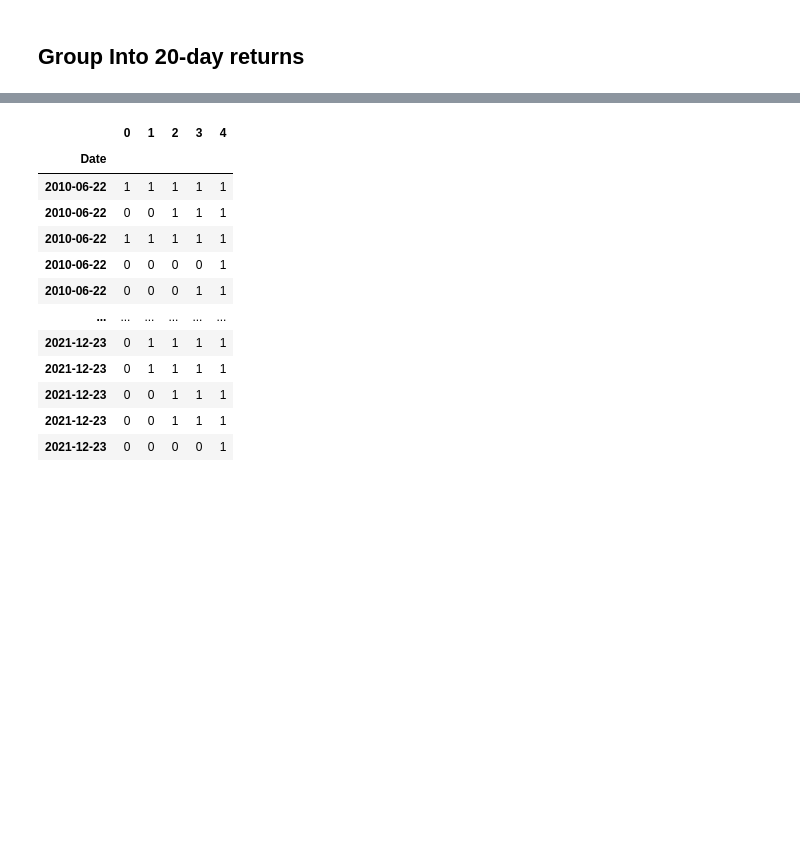
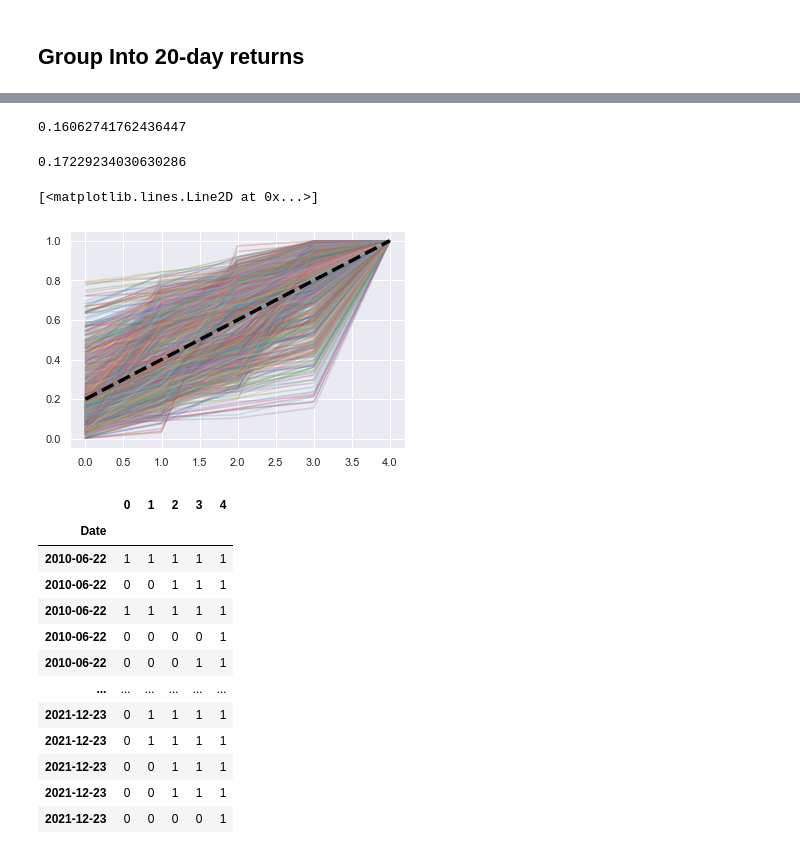
Before and after one commit to chrischia06/M6, a Jupyter notebook: RankTest.ipynb, the cells around one changed output, grey strips where cells are left out. Saved outputs shown, nothing was run; the diff lists cells and outputs as text; code cells hidden in the pictures; blank space fills up the shorter version.

```diff
--- a/RankTest.ipynb
+++ b/RankTest.ipynb
@@ -189,3 +237,25 @@ array([[0.33270096, 0.50735152, 0.78149607, 0.93019842, 1.        ],
+# %%
+pred_proba_test = softmax(lgbc2.predict_proba(X_test), axis = 1)
+pred_proba_test_cdf = np.cumsum(pred_proba_test, axis = 1)
+np.mean(np.mean((y_test_cdf - pred_proba_test_cdf) ** 2, axis = 1))
+# %% [output]
+0.16062741762436447
+# %%
+pred_proba_train = softmax(lgbc2.predict_proba(X_train), axis = 1)
+pred_proba_train_cdf = np.cumsum(pred_proba_train, axis = 1)
+np.mean(np.mean((pred_proba_train_cdf - y_train_cdf) ** 2, axis = 1))
+# %% [output]
+0.17229234030630286
+# %%
+import seaborn as sns
+import matplotlib.pyplot as plt
+sns.set()
+
+plt.plot(np.cumsum(pred_proba[:1000],axis = 1).T, alpha=0.3);
+plt.plot(np.cumsum(0.2 * np.ones((1, 5))), linewidth=3.5, linestyle="--", c = 'black')
+# %% [output]
+[<matplotlib.lines.Line2D at 0x...>]
+[figure, added]
 # %%
 y_test = pd.get_dummies(df3['next_rank']).cumsum(axis = 1)
 display(y_test)
```
Also changed, not shown: parts of 34 cells of this notebook, 4 other files.
